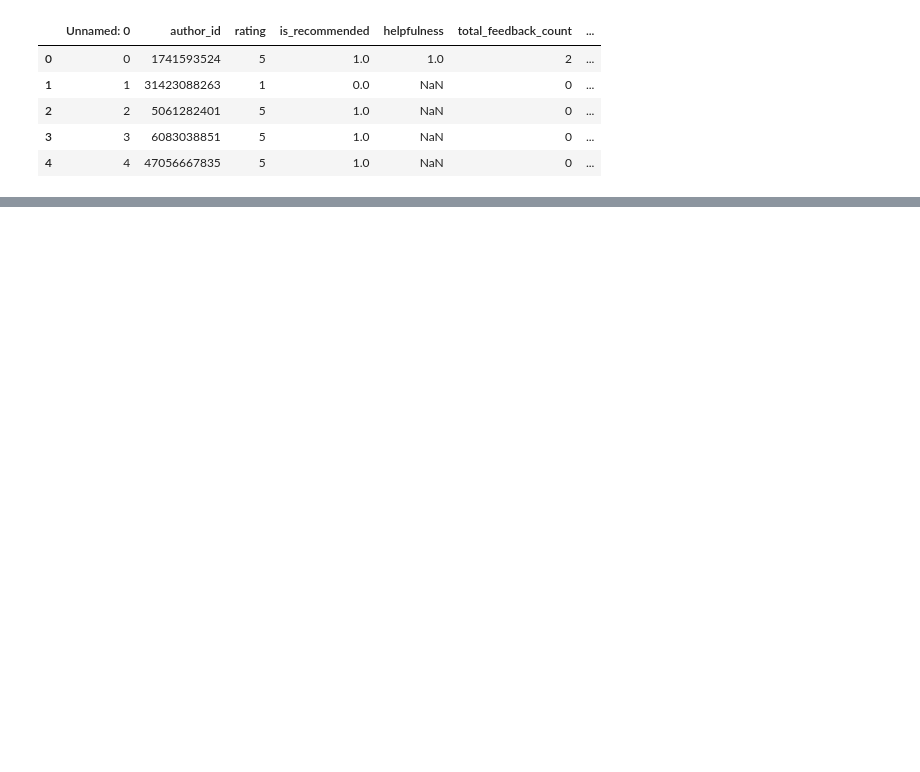
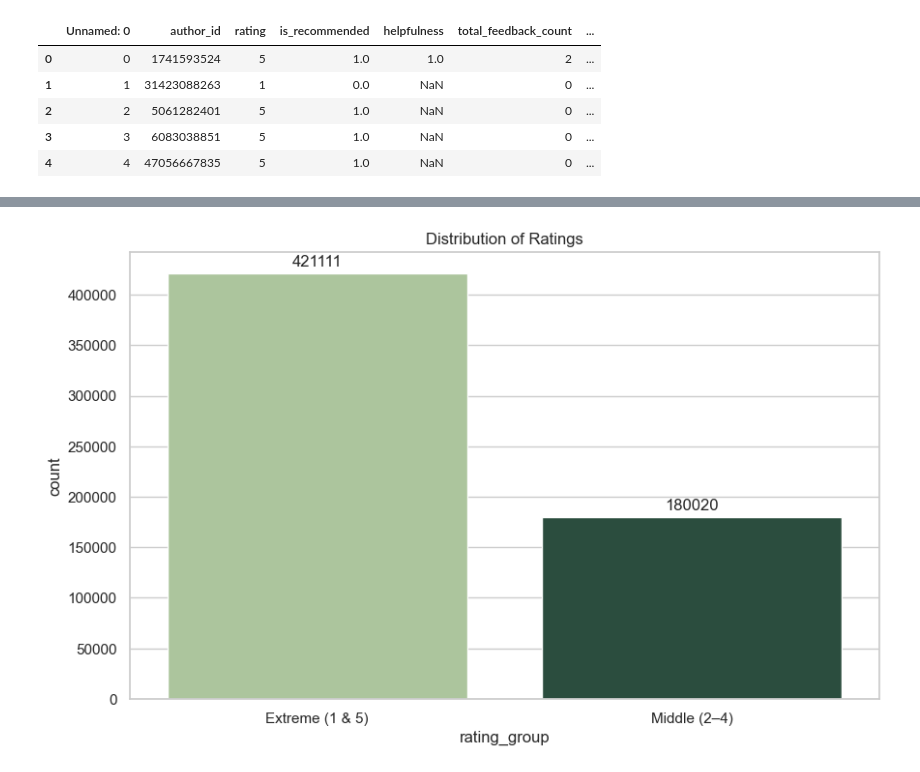
Before and after one commit to imgabrielas/Sephora, a Jupyter notebook: 01_exploratory_data_analysis.ipynb, the cells around one changed output, grey strips where cells are left out. Drawn from its saved outputs; the diff is of its cells as text; code cells hidden in the pictures; blank space fills up the shorter version.

```diff
--- a/01_exploratory_data_analysis.ipynb
+++ b/01_exploratory_data_analysis.ipynb
@@ -90,0 +399,14 @@ plt.show()
+# %%
+reviews_df["rating_group"] = pd.Categorical(
+    reviews_df["rating"].apply(lambda x: "Extreme (1 & 5)" if x in [1, 5] else "Middle (2–4)"),
+    categories=["Extreme (1 & 5)", "Middle (2–4)"],
+)
+
+ax = sns.countplot(data=reviews_df, x="rating_group", hue="rating_group", palette=PALETTE, dodge=False)
+for container in ax.containers:
+    ax.bar_label(container, fmt="%d", padding=3)
+
+plt.title("Distribution of Ratings")
+plt.show()
+# %% [output]
+[figure, added]
```
Also changed, not shown: parts of 38 cells of this notebook.
